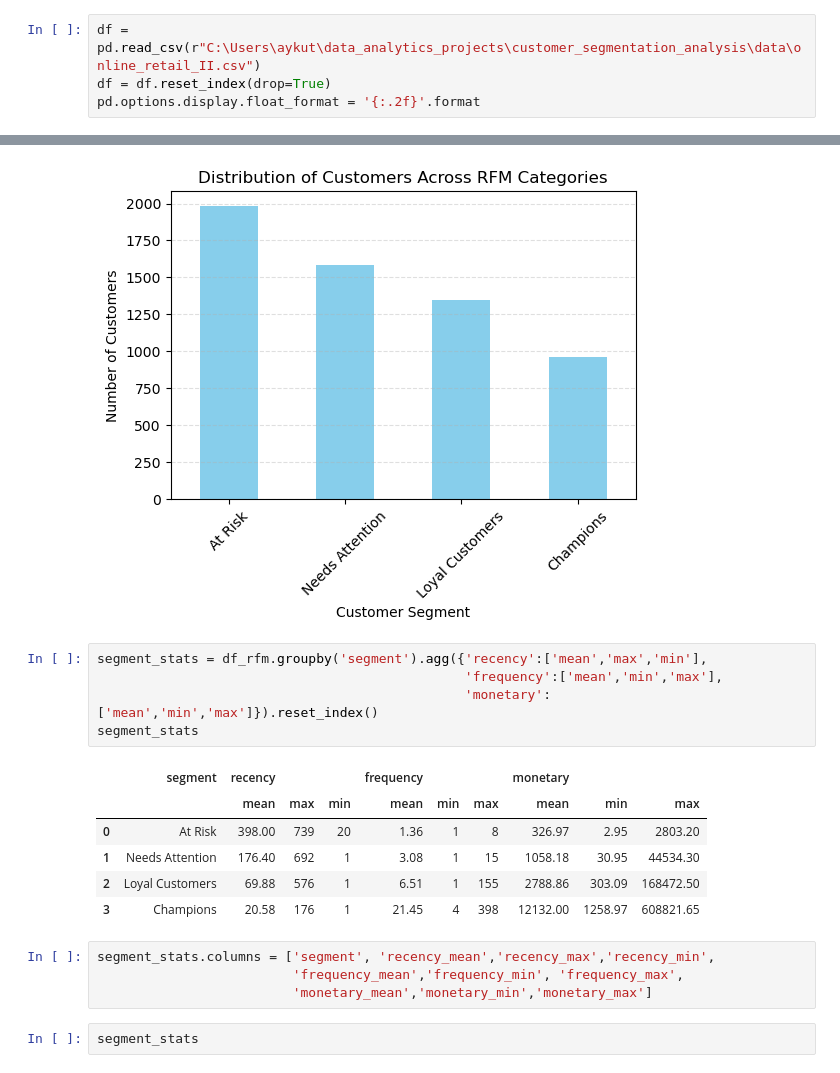
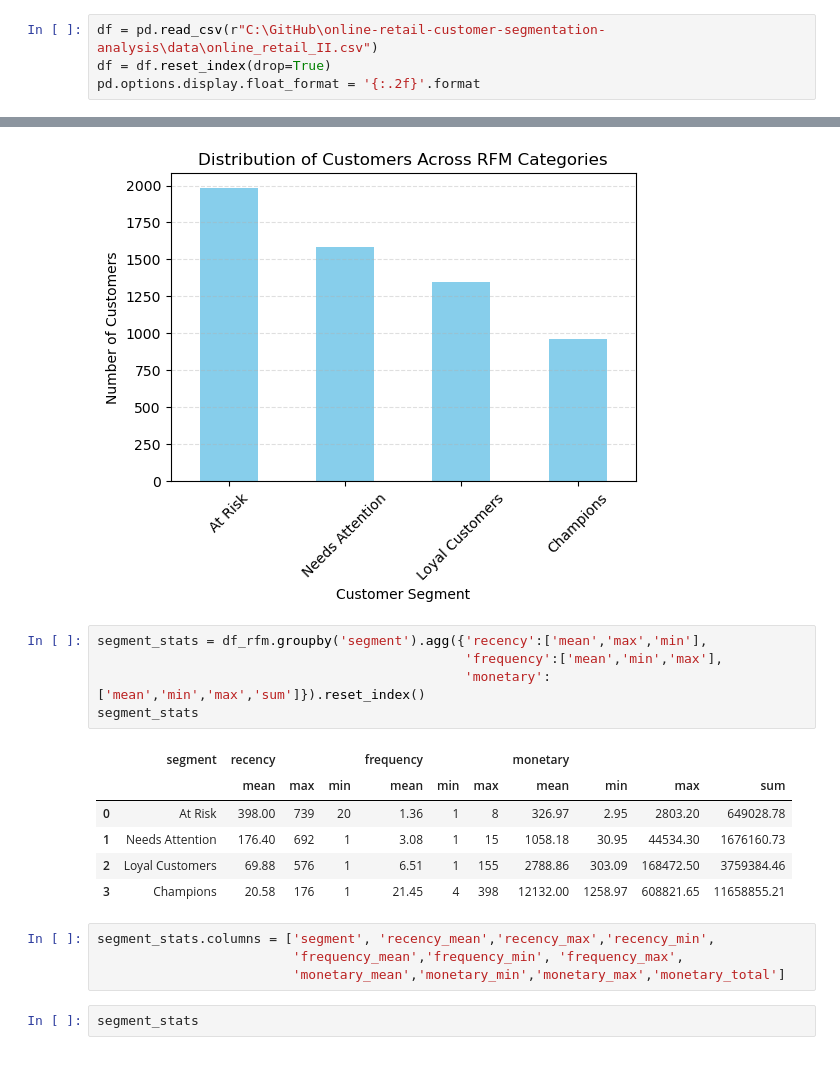
Before and after one commit to Aykut-Avci/online-retail-customer-segmentation-analysis, a Jupyter notebook: analysis_notebook/customer-segmentation-analysis.ipynb, the cells around one changed output, grey strips where cells are left out. Saved outputs shown, nothing was run; the diff lists cells and outputs as text.

```diff
--- a/analysis_notebook/customer-segmentation-analysis.ipynb
+++ b/analysis_notebook/customer-segmentation-analysis.ipynb
@@ -52,7 +52,7 @@ warnings.filterwarnings('ignore')
 
 In this section we load the dataset and perform an initial exploration to understand its structure and content.
 # %%
-df = pd.read_csv(r"C:\Users\aykut\data_analytics_projects\customer_segmentation_analysis\data\online_retail_II.csv")
+df = pd.read_csv(r"C:\GitHub\online-retail-customer-segmentation-analysis\data\online_retail_II.csv")
 df = df.reset_index(drop=True)
 pd.options.display.float_format = '{:.2f}'.format
 # %%
@@ -309,19 +321,19 @@ plt.show()
 # %%
 segment_stats = df_rfm.groupby('segment').agg({'recency':['mean','max','min'],
                                                'frequency':['mean','min','max'],
-                                               'monetary':['mean','min','max']}).reset_index()
+                                               'monetary':['mean','min','max','sum']}).reset_index()
 segment_stats
 # %% [output]
-|  | segment | recency |  |  | frequency |  |  | monetary |  |  |
-|  |  | mean | max | min | mean | min | max | mean | min | max |
-| 0 | At Risk | 398.00 | 739 | 20 | 1.36 | 1 | 8 | 326.97 | 2.95 | 2803.20 |
-| 1 | Needs Attention | 176.40 | 692 | 1 | 3.08 | 1 | 15 | 1058.18 | 30.95 | 44534.30 |
-| 2 | Loyal Customers | 69.88 | 576 | 1 | 6.51 | 1 | 155 | 2788.86 | 303.09 | 168472.50 |
-| 3 | Champions | 20.58 | 176 | 1 | 21.45 | 4 | 398 | 12132.00 | 1258.97 | 608821.65 |
+|  | segment | recency |  |  | frequency |  |  | monetary |  |  |  |
+|  |  | mean | max | min | mean | min | max | mean | min | max | sum |
+| 0 | At Risk | 398.00 | 739 | 20 | 1.36 | 1 | 8 | 326.97 | 2.95 | 2803.20 | 649028.78 |
+| 1 | Needs Attention | 176.40 | 692 | 1 | 3.08 | 1 | 15 | 1058.18 | 30.95 | 44534.30 | 1676160.73 |
+| 2 | Loyal Customers | 69.88 | 576 | 1 | 6.51 | 1 | 155 | 2788.86 | 303.09 | 168472.50 | 3759384.46 |
+| 3 | Champions | 20.58 | 176 | 1 | 21.45 | 4 | 398 | 12132.00 | 1258.97 | 608821.65 | 11658855.21 |
 # %%
 segment_stats.columns = ['segment', 'recency_mean','recency_max','recency_min',
                          'frequency_mean','frequency_min', 'frequency_max',
-                         'monetary_mean','monetary_min','monetary_max']
+                         'monetary_mean','monetary_min','monetary_max','monetary_total']
 # %%
 segment_stats
 # %% [output]
```
Also changed, not shown: parts of 11 cells of this notebook.
